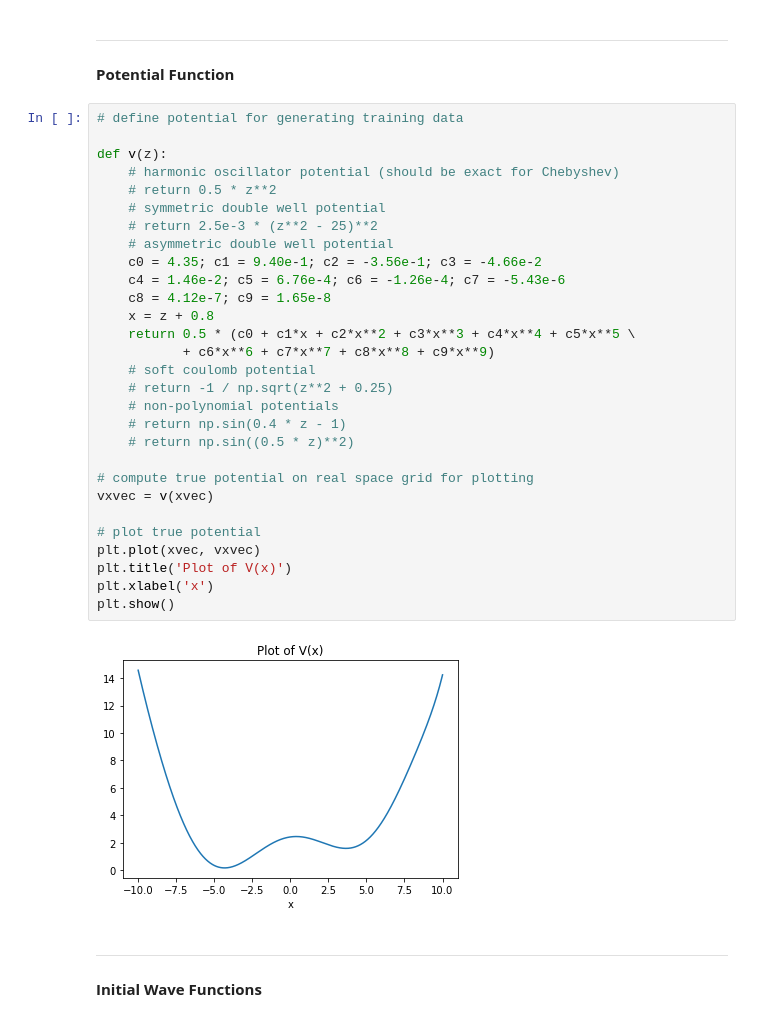
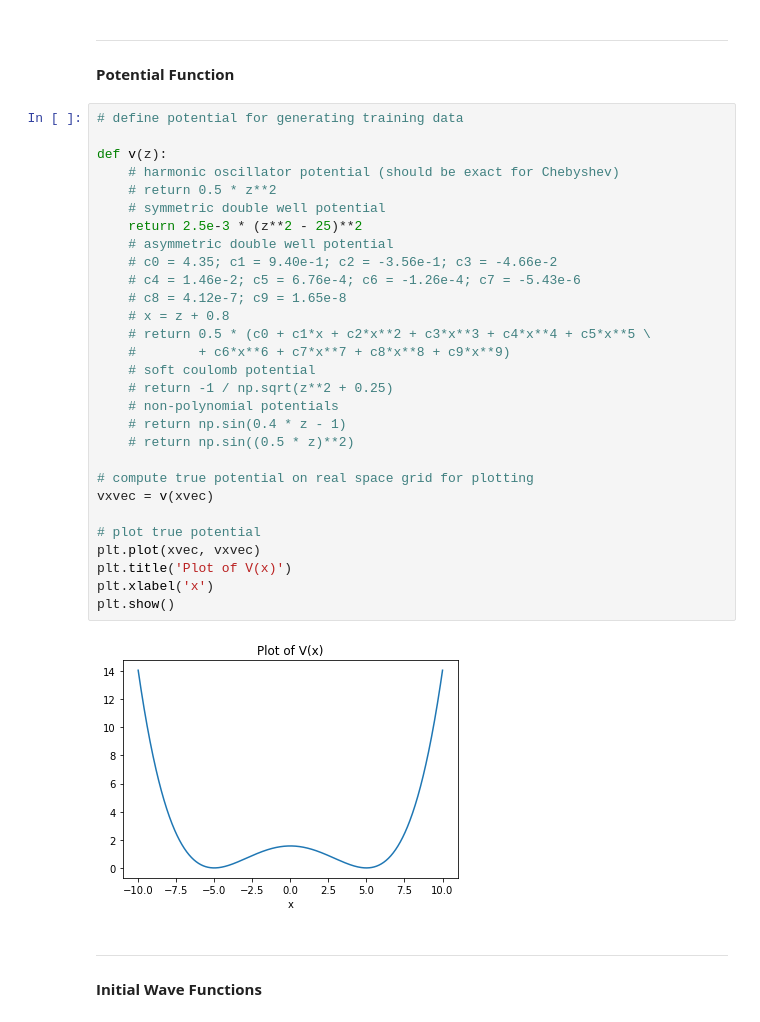
Before and after one commit to kbcollins/tdse, a Jupyter notebook: chebyshev/tdse-adj-cheb-main-2-kbc.ipynb, the cells around one changed output. Drawn from its saved outputs; the diff is of its cells as text.

```diff
--- a/chebyshev/tdse-adj-cheb-main-2-kbc.ipynb
+++ b/chebyshev/tdse-adj-cheb-main-2-kbc.ipynb
@@ -34,34 +34,34 @@ fourtox = np.exp(1j * np.pi * np.outer(fournvec, xvec) / L) / np.sqrt(2 * L)
 # %%
 # define potential for generating training data
 
 def v(z):
     # harmonic oscillator potential (should be exact for Chebyshev)
     # return 0.5 * z**2
     # symmetric double well potential
-    # return 2.5e-3 * (z**2 - 25)**2
+    return 2.5e-3 * (z**2 - 25)**2
     # asymmetric double well potential
-    c0 = 4.35; c1 = 9.40e-1; c2 = -3.56e-1; c3 = -4.66e-2
-    c4 = 1.46e-2; c5 = 6.76e-4; c6 = -1.26e-4; c7 = -5.43e-6
-    c8 = 4.12e-7; c9 = 1.65e-8
-    x = z + 0.8
-    return 0.5 * (c0 + c1*x + c2*x**2 + c3*x**3 + c4*x**4 + c5*x**5 \
-           + c6*x**6 + c7*x**7 + c8*x**8 + c9*x**9)
+    # c0 = 4.35; c1 = 9.40e-1; c2 = -3.56e-1; c3 = -4.66e-2
+    # c4 = 1.46e-2; c5 = 6.76e-4; c6 = -1.26e-4; c7 = -5.43e-6
+    # c8 = 4.12e-7; c9 = 1.65e-8
+    # x = z + 0.8
+    # return 0.5 * (c0 + c1*x + c2*x**2 + c3*x**3 + c4*x**4 + c5*x**5 \
+    #        + c6*x**6 + c7*x**7 + c8*x**8 + c9*x**9)
     # soft coulomb potential
     # return -1 / np.sqrt(z**2 + 0.25)
     # non-polynomial potentials
     # return np.sin(0.4 * z - 1)
     # return np.sin((0.5 * z)**2)
 
 # compute true potential on real space grid for plotting
 vxvec = v(xvec)
 
 # plot true potential
 plt.plot(xvec, vxvec)
 plt.title('Plot of V(x)')
 plt.xlabel('x')
 plt.show()
 # %% [output]
-[figure, old version]
+[figure, new version]
 # %% [markdown]
 ---
 **Initial Wave Functions**
```
Also changed, not shown: parts of 31 cells of this notebook.
